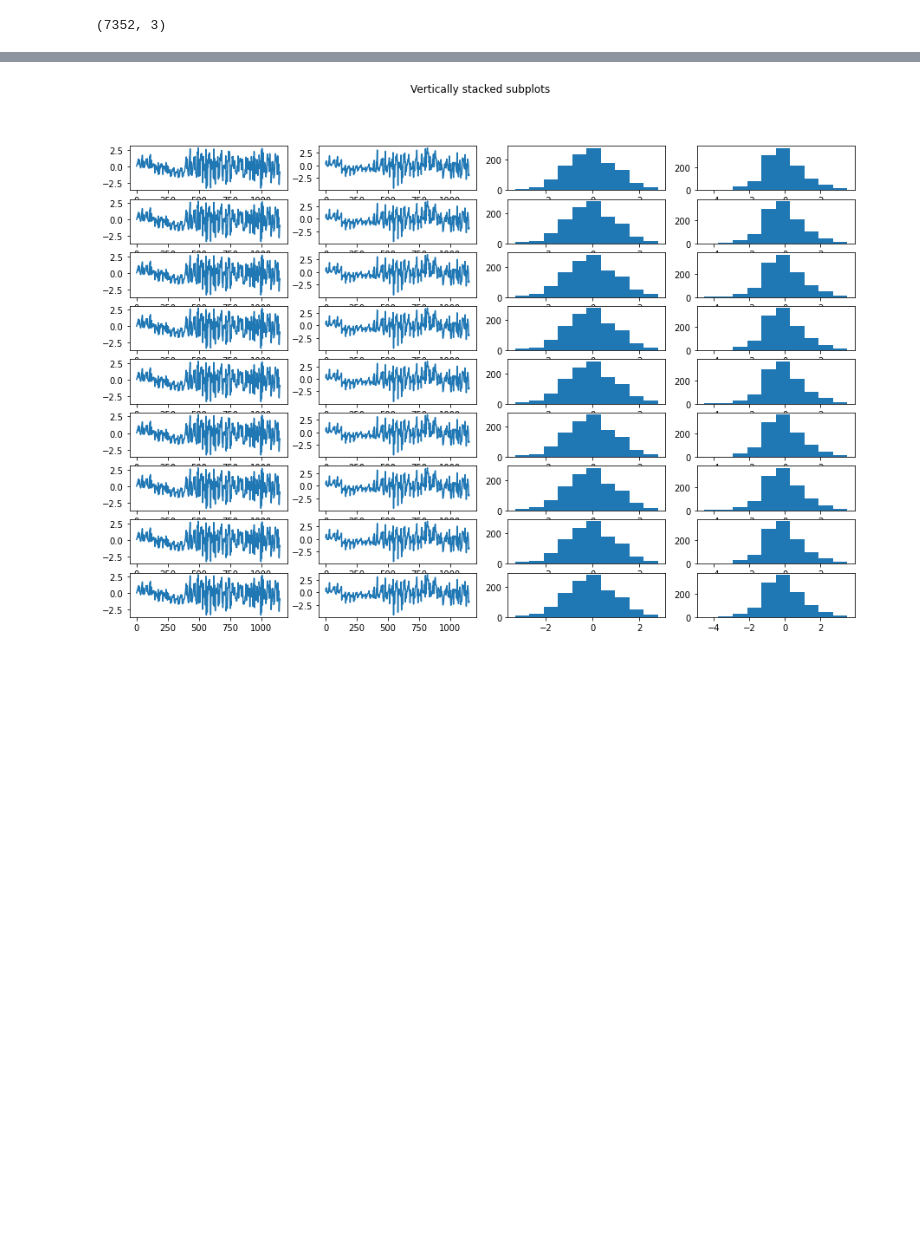
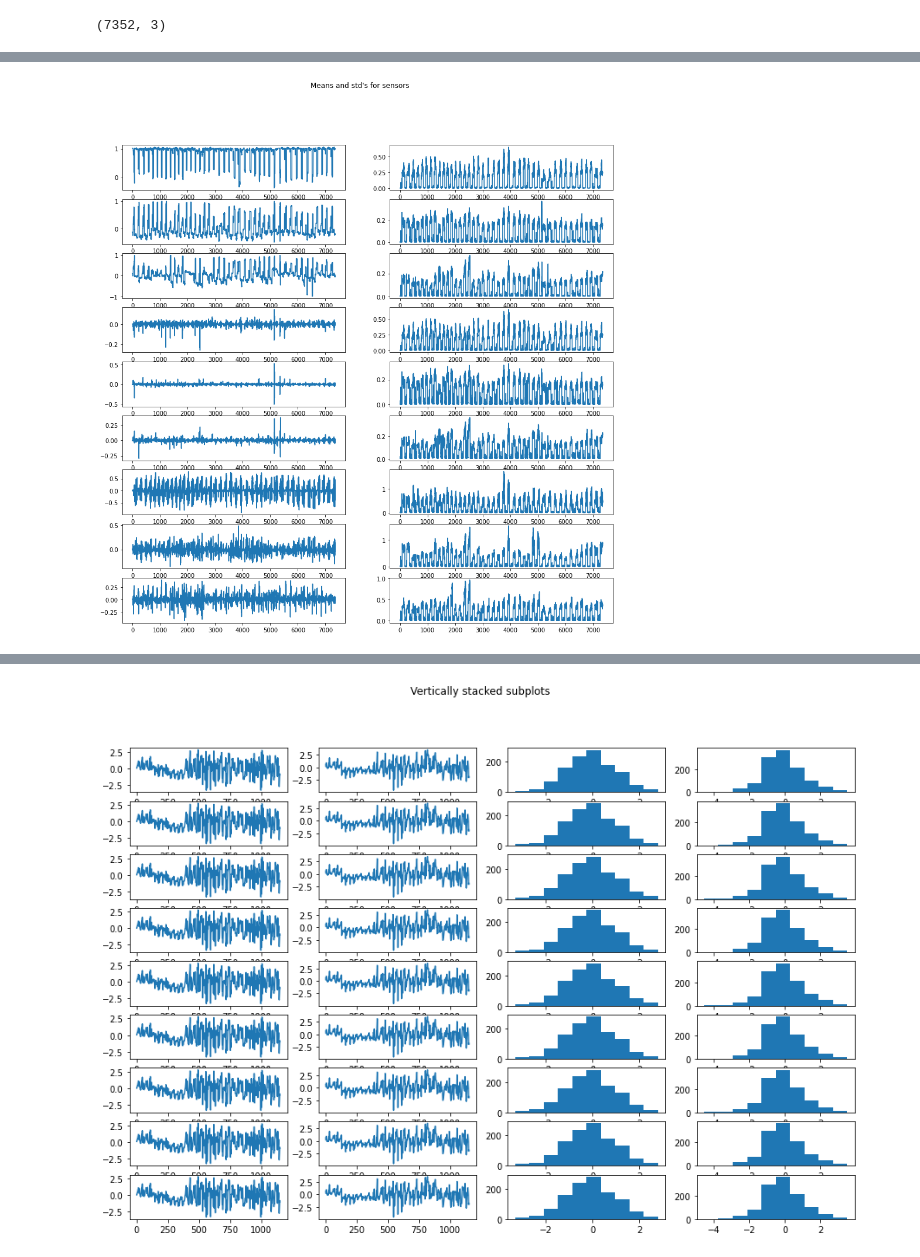
Before and after one commit to Klevertak/SensorPrediction, a Jupyter notebook: SensorPredict.ipynb, the cells around one changed output, grey strips where cells are left out. Saved outputs shown, nothing was run; the diff lists cells and outputs as text; code cells hidden in the pictures; blank space fills up the shorter version.

```diff
--- a/SensorPredict.ipynb
+++ b/SensorPredict.ipynb
@@ -219,0 +236,22 @@ fig.show()
+# %%
+sensor_mean_list=[]
+sensor_std_list =[]
+# %%
+for r in range(9):
+  sensor_mean_list.append(np.mean(X[:,r*128:(r+1)*128],axis=1))
+  sensor_std_list.append(np.std(X[:,r*128:(r+1)*128],axis=1))
+# %%
+sensor_mean_list = np.swapaxes(np.vstack(sensor_mean_list),0,1)
+sensor_std_list = np.swapaxes(np.vstack(sensor_std_list),0,1)
+# %%
+sens_count = 9
+
+plt.rcParams["figure.figsize"] = (15,15)
+fig, axs = plt.subplots(sens_count,2)
+fig.suptitle('Means and std\'s for sensors')
+
+for i in range(0,sens_count):
+  axs[i,0].plot(sensor_mean_list[:,i])
+  axs[i,1].plot(sensor_std_list[:,i])
+# %% [output]
+[figure, added]
```
Also changed, not shown: parts of 50 cells of this notebook.
